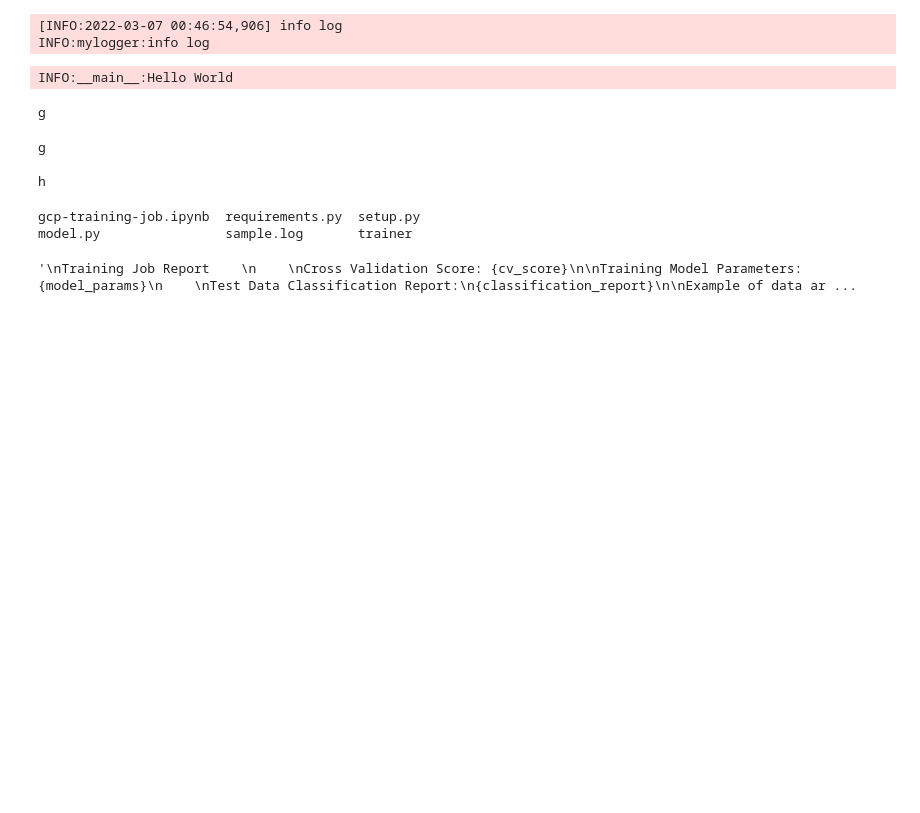
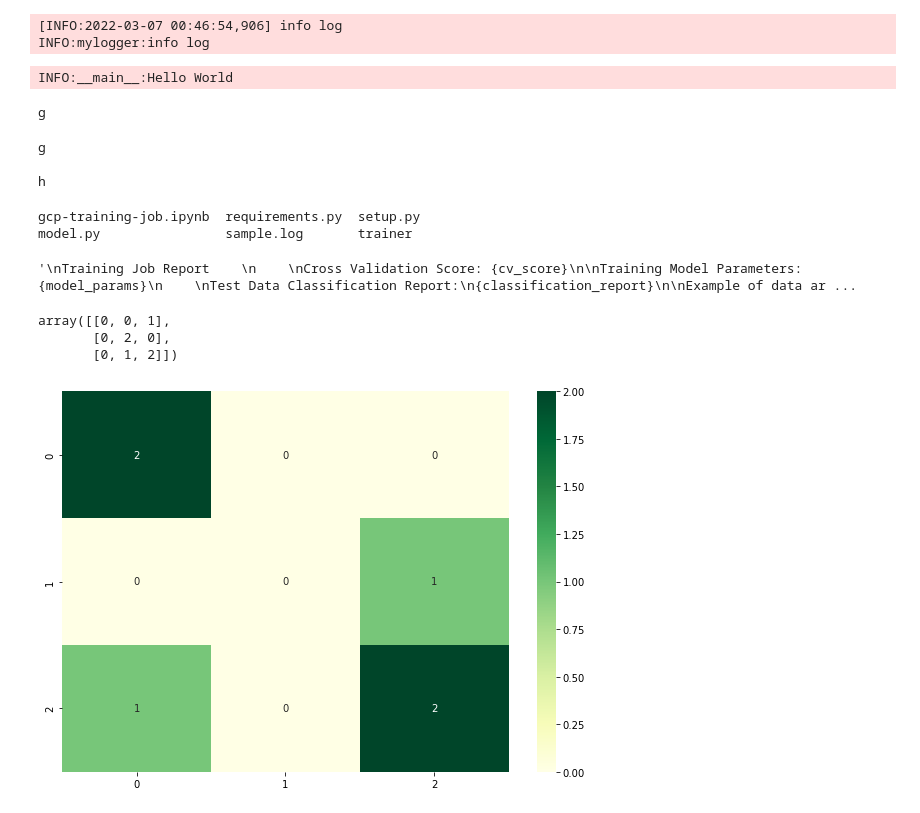
Before and after one commit to younesslanda/Speech-Emotion-Recognition, a Jupyter notebook: gcp/gcp-training-job.ipynb, the cells around one changed output. Saved outputs shown, nothing was run; the diff lists cells and outputs as text; code cells hidden in the pictures; blank space fills up the shorter version.

```diff
--- a/gcp/gcp-training-job.ipynb
+++ b/gcp/gcp-training-job.ipynb
@@ -503,3 +503,12 @@ Example of GCP API request body:
 report
 # %% [output]
 '\nTraining Job Report    \n    \nCross Validation Score: {cv_score}\n\nTraining Model Parameters: {model_params}\n    \nTest Data Classification Report:\n{classification_report}\n\nExample of data ar ...
+# %%
+from sklearn.metrics import confusion_matrix
+y_true = [2, 0, 2, 2, 0, 1]
+y_pred = [0, 0, 2, 2, 0, 2]
+confusion_matrix(y_true, y_pred, labels=[1,0,2])
+# %% [output]
+array([[0, 0, 1],
+       [0, 2, 0],
+       [0, 1, 2]])
@@ -505,0 +519,9 @@ report
+# %%
+df_cm = confusion_matrix(y_true, y_pred, labels=[0,1,2])
+# %%
+plt.figure(figsize = (10,7))
+fig_ = sns.heatmap(df_cm, annot=True, cmap='YlGn').get_figure()
+plt.show(fig_)
+plt.close(fig_)
+# %% [output]
+[figure, added]
```
Also changed, not shown: parts of 4 cells of this notebook, 5 other files.
